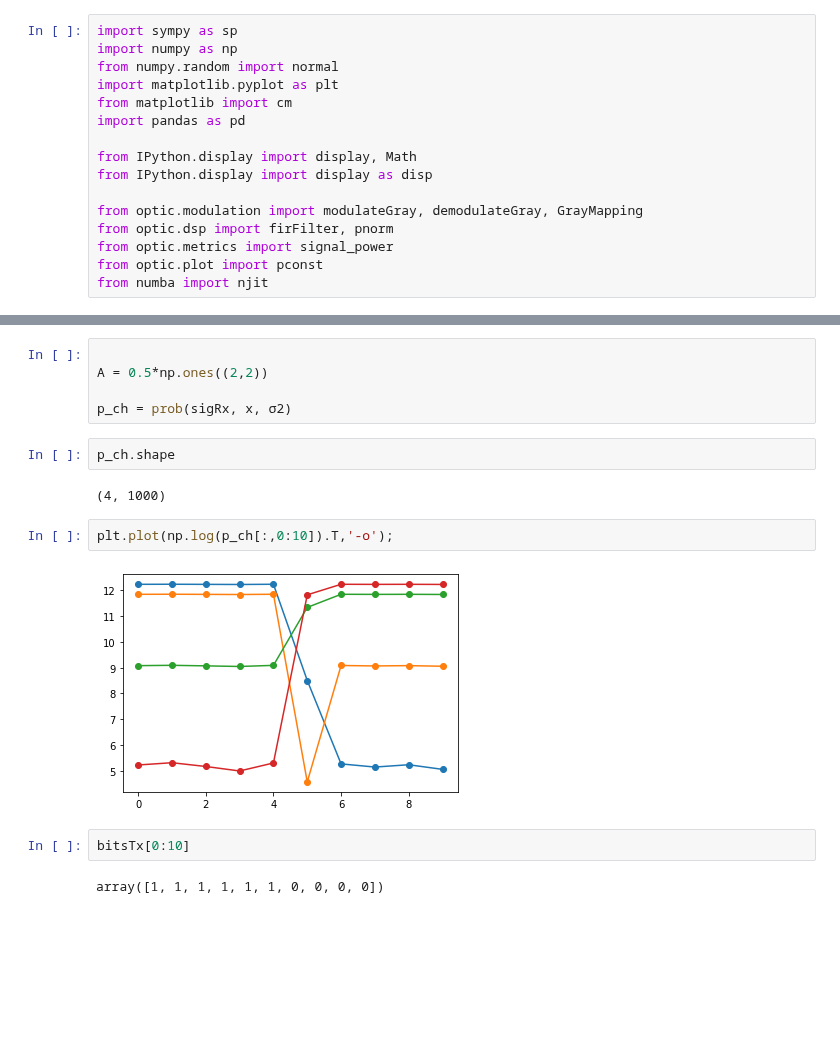
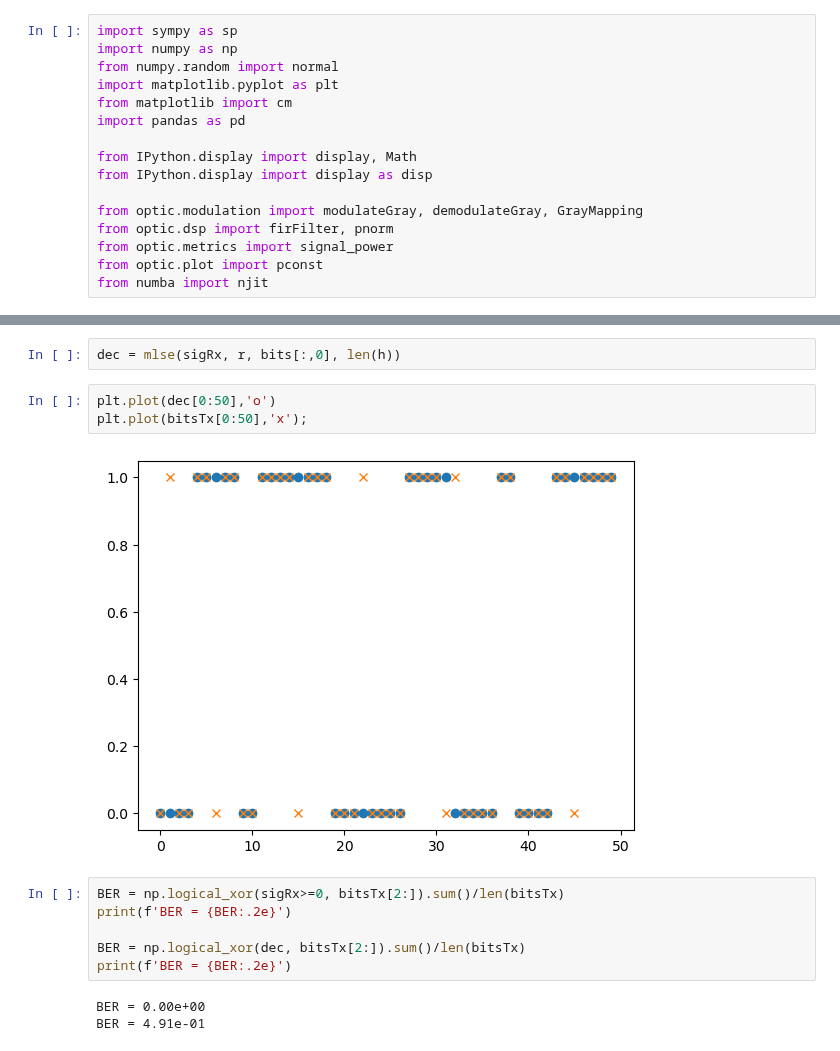
Before and after one commit to edsonportosilva/TDI, a Jupyter notebook: jupyter/MLSE with Viterbi Algorithm.ipynb, the cells around one changed output, grey strips where cells are left out. Cells and saved outputs as stored; diff of their text form; blank space fills up the shorter version.

```diff
--- a/jupyter/MLSE with Viterbi Algorithm.ipynb
+++ b/jupyter/MLSE with Viterbi Algorithm.ipynb
@@ -130,17 +115,16 @@ sig
 # %%
-
-A = 0.5*np.ones((2,2))
-
-p_ch = prob(sigRx, x, σ2)
+dec = mlse(sigRx, r, bits[:,0], len(h))
 # %%
-p_ch.shape
+plt.plot(dec[0:50],'o')
+plt.plot(bitsTx[0:50],'x');
 # %% [output]
-(4, 1000)
+[figure, added]
-# %%
-plt.plot(np.log(p_ch[:,0:10]).T,'-o');
-# %% [output]
-[figure, removed]
-# %%
-bitsTx[0:10]
-# %% [output]
-array([1, 1, 1, 1, 1, 1, 0, 0, 0, 0])
+# %%
+BER = np.logical_xor(sigRx>=0, bitsTx[2:]).sum()/len(bitsTx)
+print(f'BER = {BER:.2e}')
+
+BER = np.logical_xor(dec, bitsTx[2:]).sum()/len(bitsTx)
+print(f'BER = {BER:.2e}')
+# %% [output]
+BER = 0.00e+00
+BER = 4.91e-01
```
Also changed, not shown: parts of 4 cells of this notebook.
